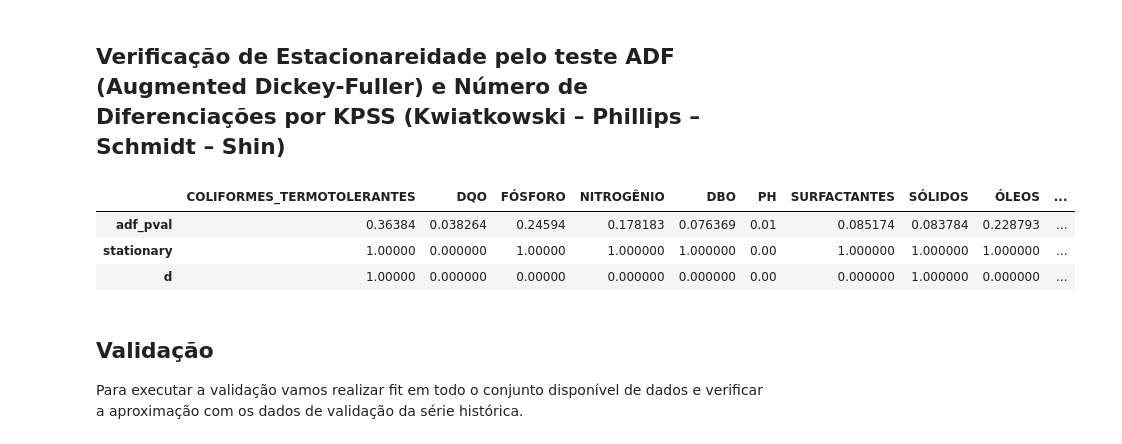
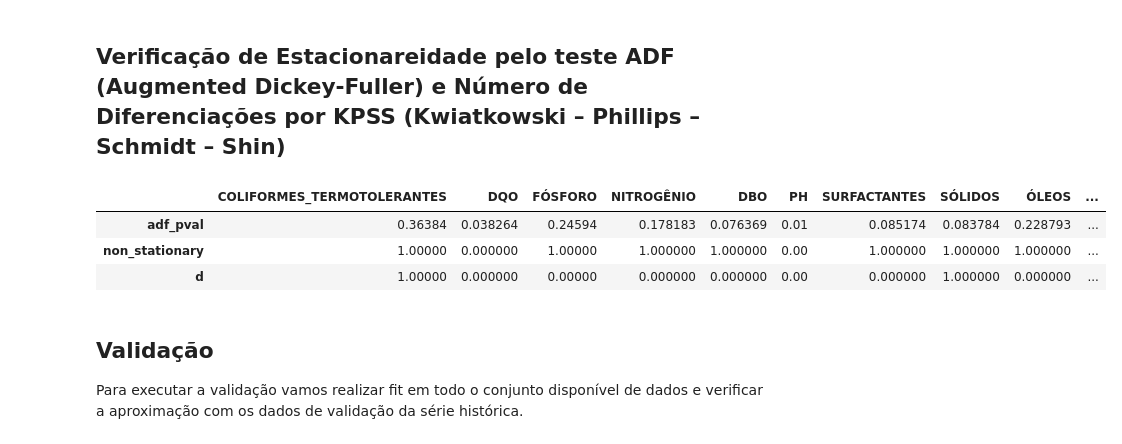
Before and after one commit to vcwild/wtp-model, a Jupyter notebook: arima.ipynb, the cells around one changed output. Saved outputs shown, nothing was run; the diff lists cells and outputs as text; code cells hidden in the pictures.

```diff
--- a/arima.ipynb
+++ b/arima.ipynb
@@ -43,22 +43,22 @@ series = df[col]
 # %%
 adf_test = ADFTest(alpha = 0.05)
 adf = pd.DataFrame()
 diff = pd.DataFrame()
 
 for c in cols:
     adf[c] = adf_test.should_diff(df[c])
     diff[c] = [ndiffs(df[c], alpha=.05, test='kpss', max_d=2)]
 
-adf = adf.T.rename(columns = {0: "adf_pval", 1: "stationary"})
+adf = adf.T.rename(columns = {0: "adf_pval", 1: "non_stationary"})
 diff = diff.T.rename(columns = {0: "d"})
 diff = diff.T
 adf = adf.T
 adf = adf.append(diff)
 adf
 # %% [output]
 |  | COLIFORMES_TERMOTOLERANTES | DQO | FÓSFORO | NITROGÊNIO | DBO | PH | SURFACTANTES | SÓLIDOS | ÓLEOS | ... |
 | adf_pval | 0.36384 | 0.038264 | 0.24594 | 0.178183 | 0.076369 | 0.01 | 0.085174 | 0.083784 | 0.228793 | ... |
-| stationary | 1.00000 | 0.000000 | 1.00000 | 1.000000 | 1.000000 | 0.00 | 1.000000 | 1.000000 | 1.000000 | ... |
+| non_stationary | 1.00000 | 0.000000 | 1.00000 | 1.000000 | 1.000000 | 0.00 | 1.000000 | 1.000000 | 1.000000 | ... |
 | d | 1.00000 | 0.000000 | 0.00000 | 0.000000 | 0.000000 | 0.00 | 0.000000 | 1.000000 | 0.000000 | ... |
 # %% [markdown]
 ## Validação
```
Also changed, not shown: parts of 6 cells of this notebook, 2 other files.
